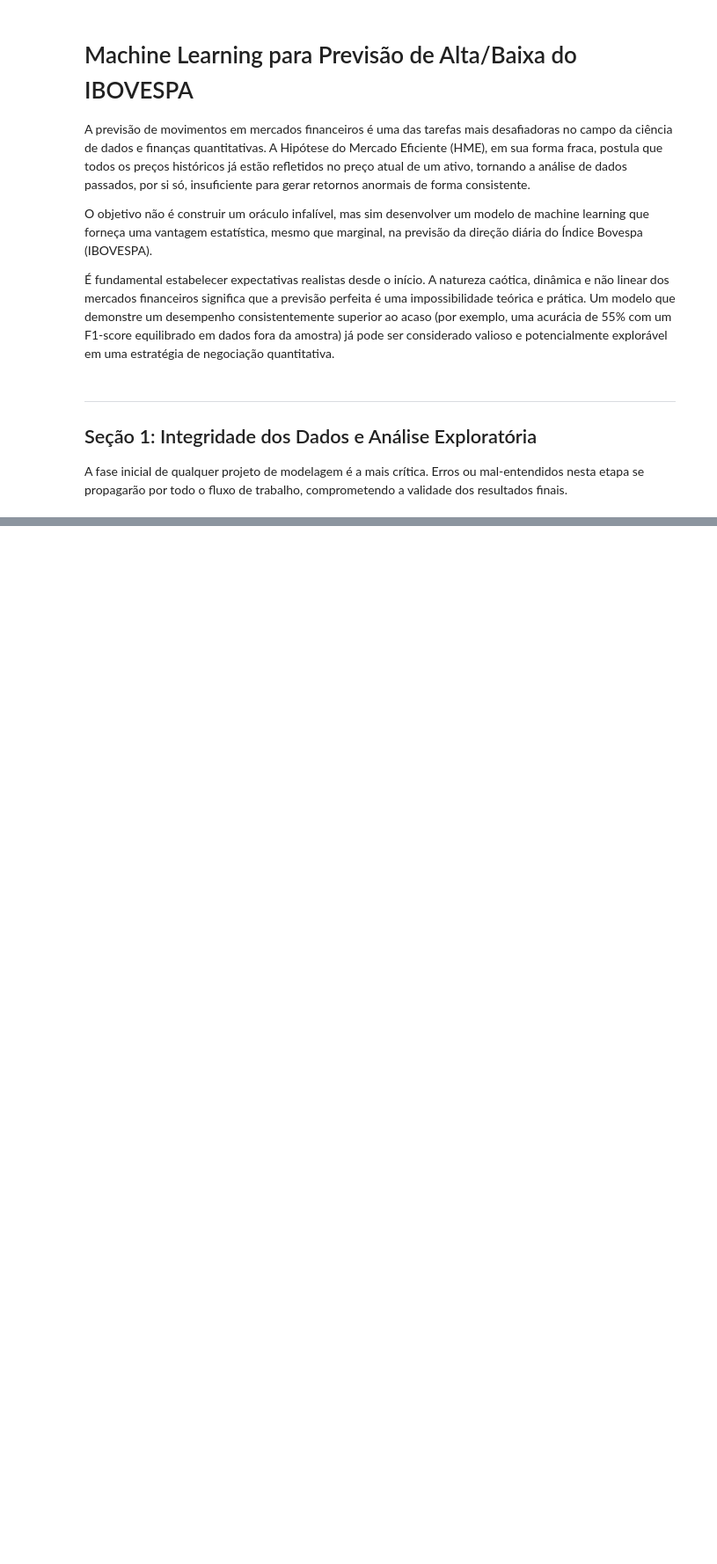
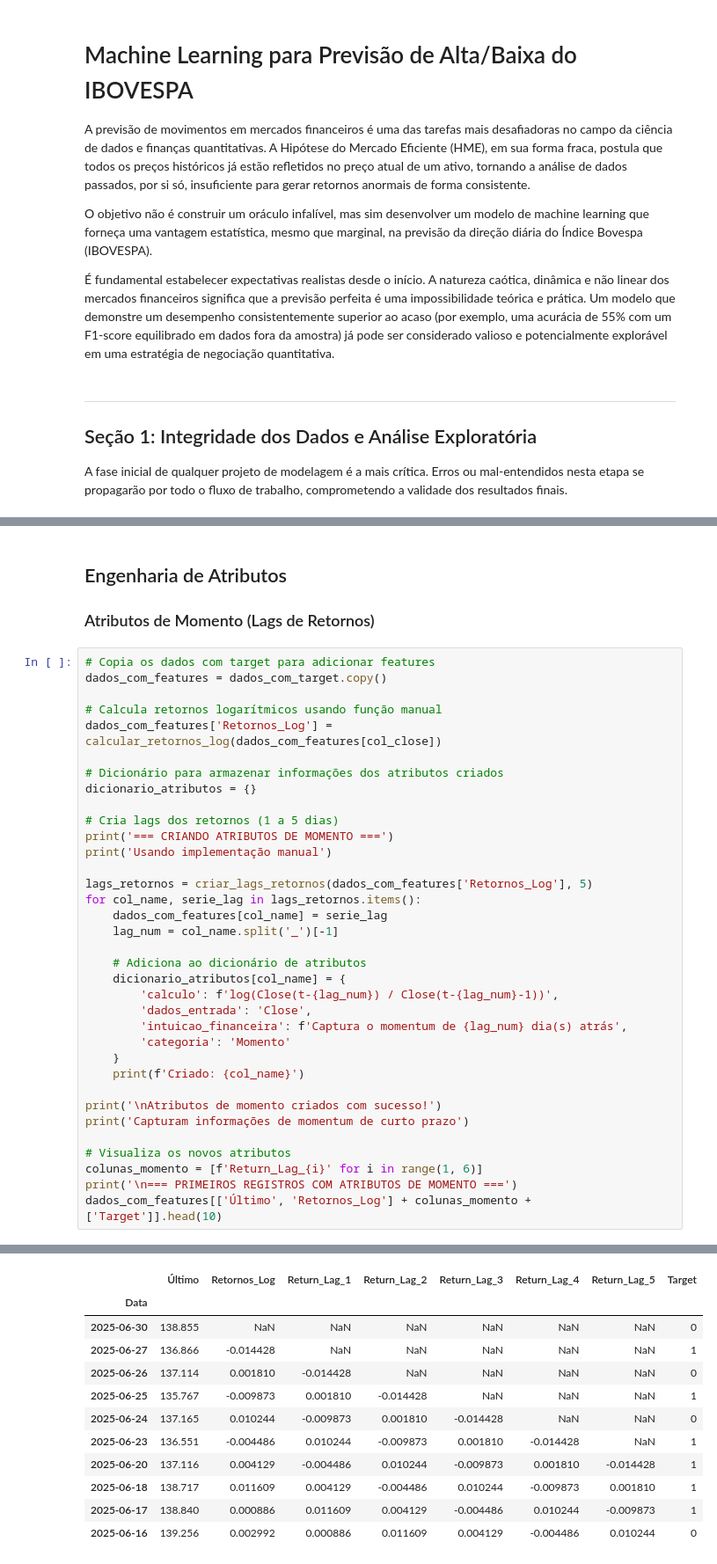
Before and after one commit to suprarn/tudofiap, a Jupyter notebook: Tech Challenge 2/final/tech_challenge_2_final.ipynb, the cells around one changed output, grey strips where cells are left out. Shown: that part at 88% size. Saved outputs shown, nothing was run; the diff lists cells and outputs as text; blank space fills up the shorter version.

```diff
--- a/Tech Challenge 2/final/tech_challenge_2_final.ipynb
+++ b/Tech Challenge 2/final/tech_challenge_2_final.ipynb
@@ -15,0 +695,40 @@ A fase inicial de qualquer projeto de modelagem é a mais crítica. Erros ou mal
+# %% [markdown]
+## Engenharia de Atributos
+
+### Atributos de Momento (Lags de Retornos)
+# %%
+# Copia os dados com target para adicionar features
+dados_com_features = dados_com_target.copy()
+
+# Calcula retornos logarítmicos usando função manual
+dados_com_features['Retornos_Log'] = calcular_retornos_log(dados_com_features[col_close])
+
+# Dicionário para armazenar informações dos atributos criados
+dicionario_atributos = {}
+
+# Cria lags dos retornos (1 a 5 dias)
+print('=== CRIANDO ATRIBUTOS DE MOMENTO ===')
+print('Usando implementação manual')
+
+lags_retornos = criar_lags_retornos(dados_com_features['Retornos_Log'], 5)
+for col_name, serie_lag in lags_retornos.items():
+    dados_com_features[col_name] = serie_lag
+    lag_num = col_name.split('_')[-1]
+
+    # Adiciona ao dicionário de atributos
+    dicionario_atributos[col_name] = {
+        'calculo': f'log(Close(t-{lag_num}) / Close(t-{lag_num}-1))',
+        'dados_entrada': 'Close',
+        'intuicao_financeira': f'Captura o momentum de {lag_num} dia(s) atrás',
+        'categoria': 'Momento'
+    }
+    print(f'Criado: {col_name}')
+
+print('\nAtributos de momento criados com sucesso!')
+print('Capturam informações de momentum de curto prazo')
+
+# Visualiza os novos atributos
+colunas_momento = [f'Return_Lag_{i}' for i in range(1, 6)]
+print('\n=== PRIMEIROS REGISTROS COM ATRIBUTOS DE MOMENTO ===')
+dados_com_features[['Último', 'Retornos_Log'] + colunas_momento + ['Target']].head(10)
+# %% [output]
@@ -15,0 +747,12 @@ A fase inicial de qualquer projeto de modelagem é a mais crítica. Erros ou mal
+|  | Último | Retornos_Log | Return_Lag_1 | Return_Lag_2 | Return_Lag_3 | Return_Lag_4 | Return_Lag_5 | Target |
+| Data |  |  |  |  |  |  |  |  |
+| 2025-06-30 | 138.855 | NaN | NaN | NaN | NaN | NaN | NaN | 0 |
+| 2025-06-27 | 136.866 | -0.014428 | NaN | NaN | NaN | NaN | NaN | 1 |
+| 2025-06-26 | 137.114 | 0.001810 | -0.014428 | NaN | NaN | NaN | NaN | 0 |
+| 2025-06-25 | 135.767 | -0.009873 | 0.001810 | -0.014428 | NaN | NaN | NaN | 1 |
+| 2025-06-24 | 137.165 | 0.010244 | -0.009873 | 0.001810 | -0.014428 | NaN | NaN | 0 |
+| 2025-06-23 | 136.551 | -0.004486 | 0.010244 | -0.009873 | 0.001810 | -0.014428 | NaN | 1 |
+| 2025-06-20 | 137.116 | 0.004129 | -0.004486 | 0.010244 | -0.009873 | 0.001810 | -0.014428 | 1 |
+| 2025-06-18 | 138.717 | 0.011609 | 0.004129 | -0.004486 | 0.010244 | -0.009873 | 0.001810 | 1 |
+| 2025-06-17 | 138.840 | 0.000886 | 0.011609 | 0.004129 | -0.004486 | 0.010244 | -0.009873 | 1 |
+| 2025-06-16 | 139.256 | 0.002992 | 0.000886 | 0.011609 | 0.004129 | -0.004486 | 0.010244 | 0 |
```
Also changed, not shown: parts of 44 cells of this notebook, 18 other files.
